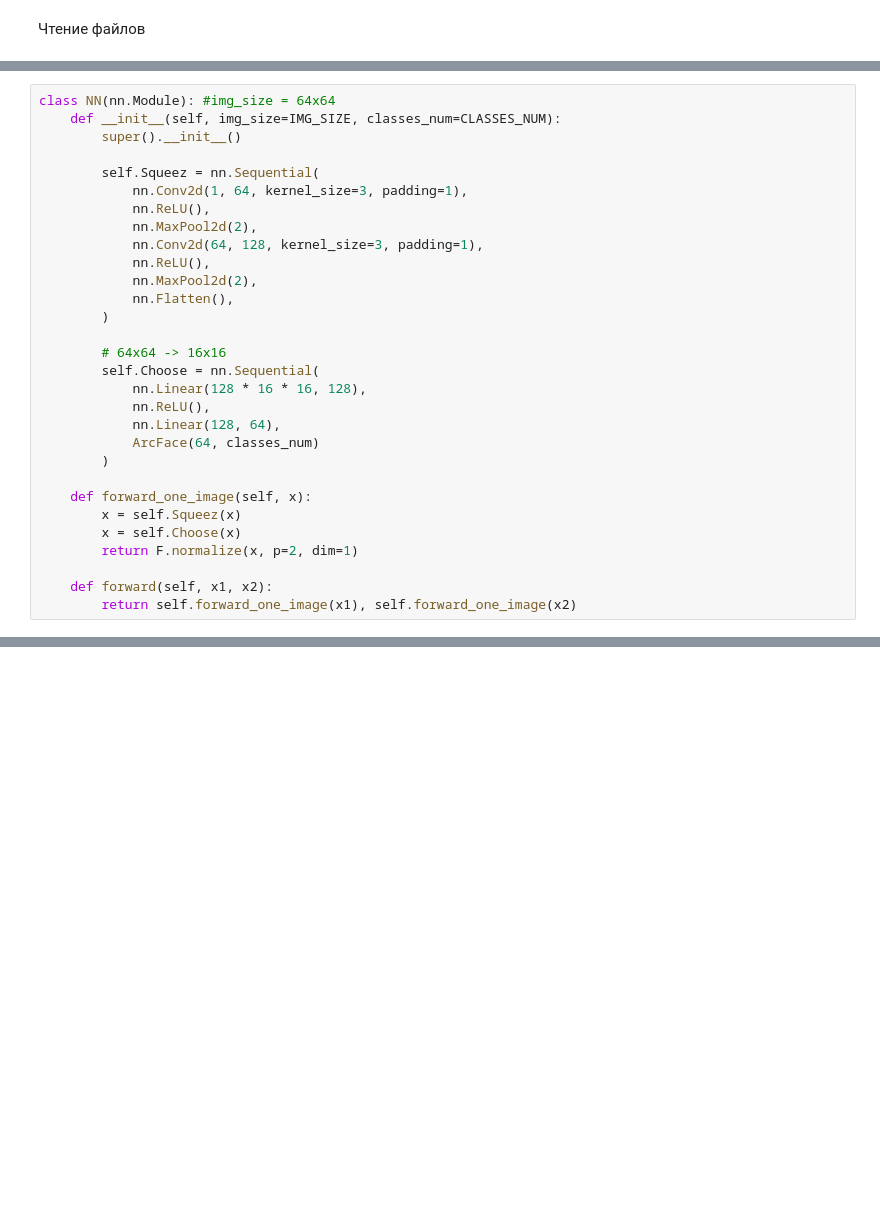
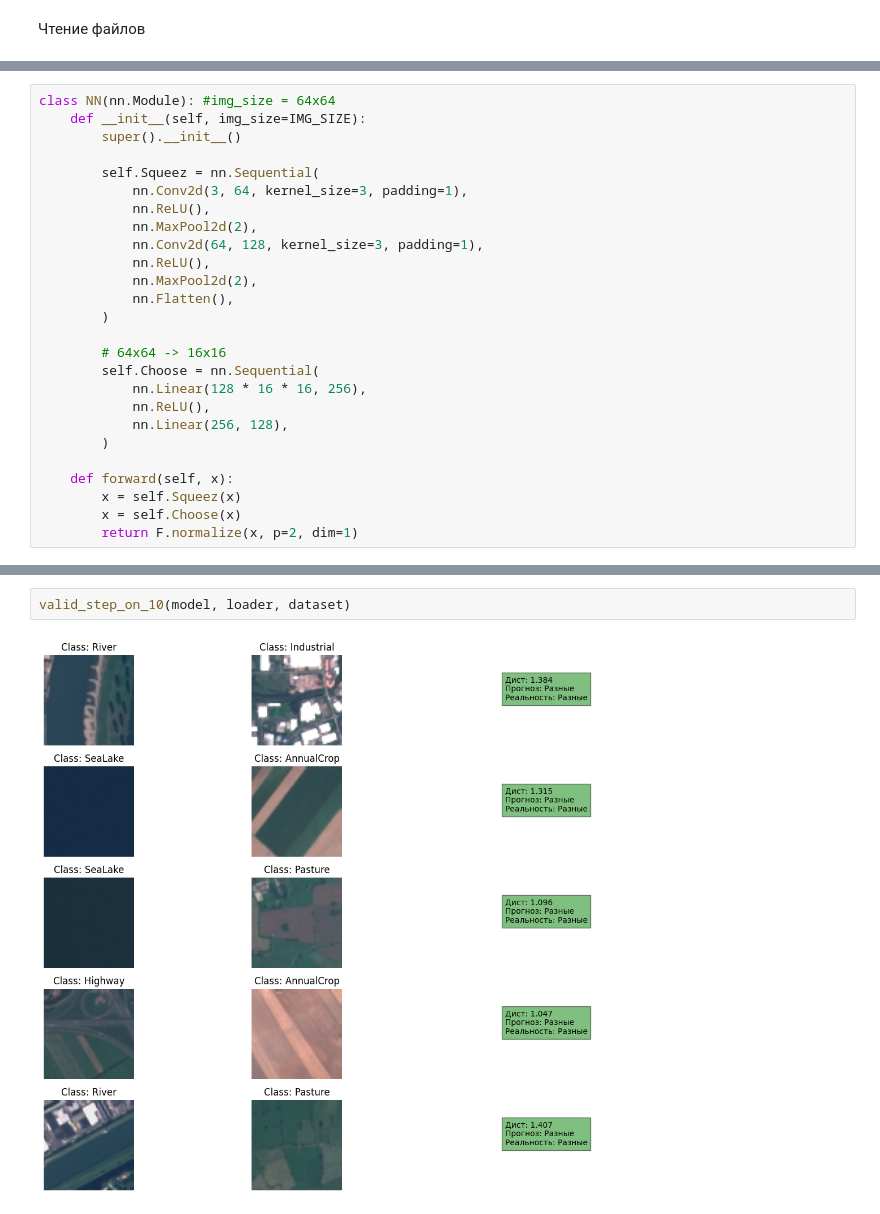
Before and after one commit to FedosDan2/PAC_course2_2, a Jupyter notebook: laba3/main.ipynb, the cells around one changed output, grey strips where cells are left out. Saved outputs shown, nothing was run; the diff lists cells and outputs as text; blank space fills up the shorter version.

```diff
--- a/laba3/main.ipynb
+++ b/laba3/main.ipynb
@@ -114,10 +123,10 @@ class ArcFace(nn.Module):
 # %%
 class NN(nn.Module): #img_size = 64x64
-    def __init__(self, img_size=IMG_SIZE, classes_num=CLASSES_NUM):
+    def __init__(self, img_size=IMG_SIZE):
         super().__init__()
 
         self.Squeez = nn.Sequential(
-            nn.Conv2d(1, 64, kernel_size=3, padding=1),
+            nn.Conv2d(3, 64, kernel_size=3, padding=1),
             nn.ReLU(),
             nn.MaxPool2d(2),
             nn.Conv2d(64, 128, kernel_size=3, padding=1),
@@ -128,16 +137,12 @@ class NN(nn.Module): #img_size = 64x64
 
         # 64x64 -> 16x16
         self.Choose = nn.Sequential(
-            nn.Linear(128 * 16 * 16, 128),
+            nn.Linear(128 * 16 * 16, 256),
             nn.ReLU(),
-            nn.Linear(128, 64),
-            ArcFace(64, classes_num)
+            nn.Linear(256, 128),
         )
 
-    def forward_one_image(self, x):
+    def forward(self, x):
         x = self.Squeez(x)
         x = self.Choose(x)
         return F.normalize(x, p=2, dim=1)
-
-    def forward(self, x1, x2):
-        return self.forward_one_image(x1), self.forward_one_image(x2)
@@ -310,0 +392,4 @@ vizual_tSNE(model, dataset)
+# %%
+valid_step_on_10(model, loader, dataset)
+# %% [output]
+[figure, added]
```
Also changed, not shown: parts of 26 cells of this notebook, 3 other files.
